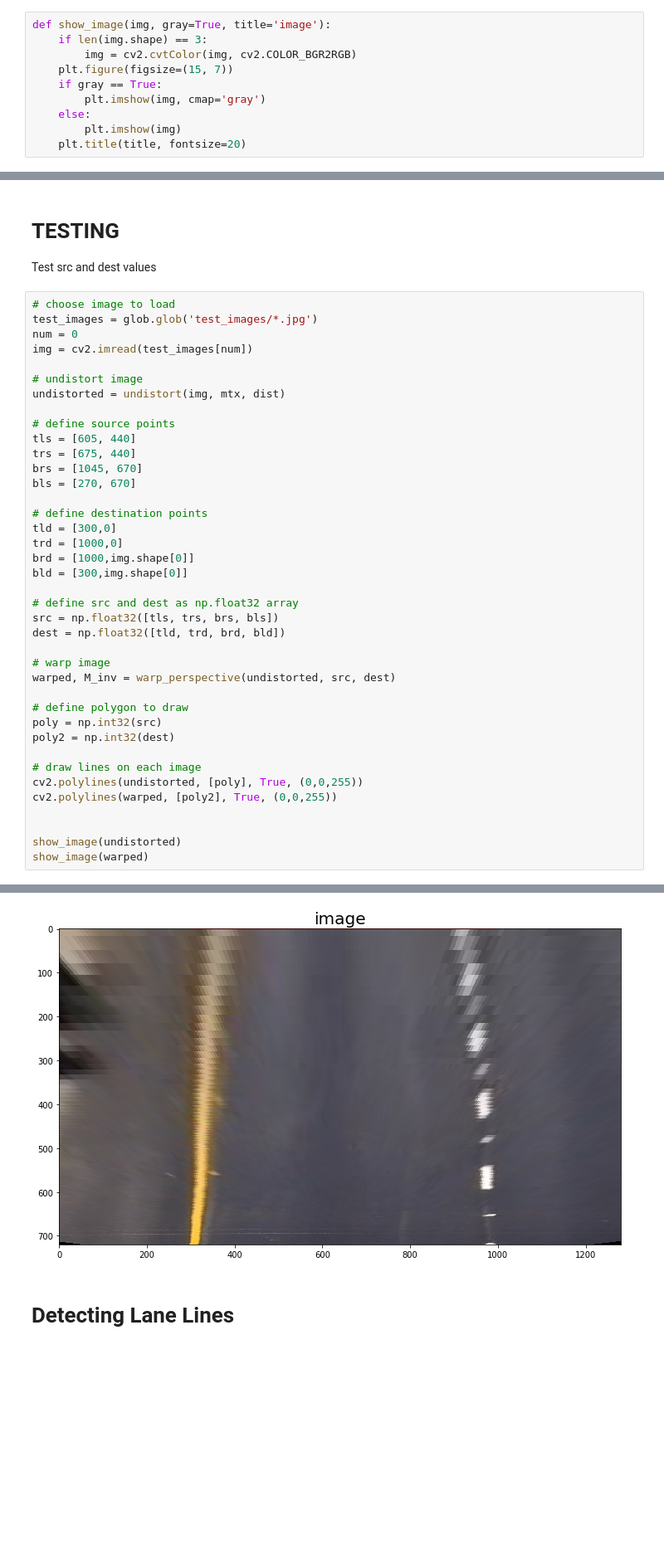
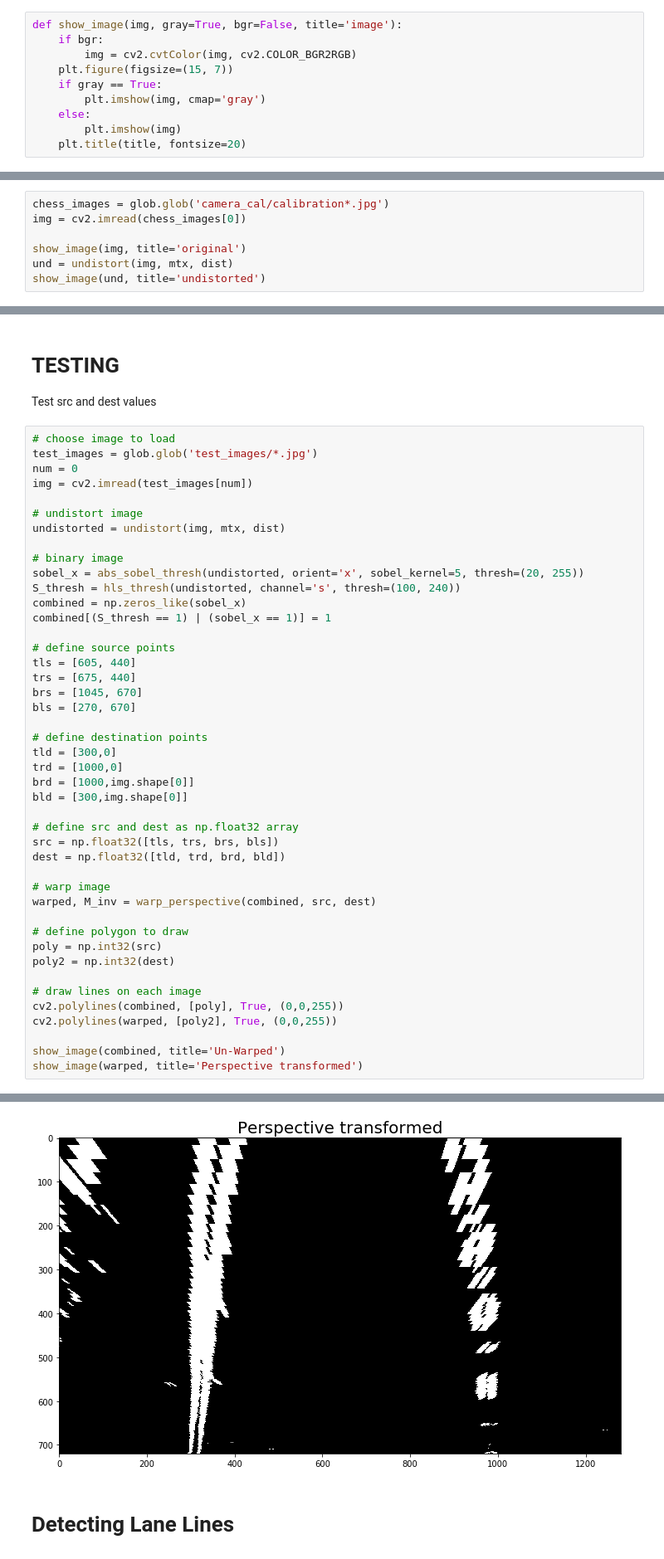
Before and after one commit to steve3424/CarND-Advanced-Lane-Lines, a Jupyter notebook: PROJECT SUBMISSION FILES/Project Notebook.ipynb, the cells around one changed output, grey strips where cells are left out. Shown at 83% size. Drawn from its saved outputs; the diff is of its cells as text; blank space fills up the shorter version.

Commit message:
move correct notebook into submission folder, add lane drawn image

```diff
--- a/PROJECT SUBMISSION FILES/Project Notebook.ipynb
+++ b/PROJECT SUBMISSION FILES/Project Notebook.ipynb
@@ -26,8 +26,8 @@ imageio.plugins.ffmpeg.download()
 from moviepy.editor import VideoFileClip
 from IPython.display import HTML
 # %%
-def show_image(img, gray=True, title='image'):
-    if len(img.shape) == 3:
+def show_image(img, gray=True, bgr=False, title='image'):
+    if bgr:
         img = cv2.cvtColor(img, cv2.COLOR_BGR2RGB)
     plt.figure(figsize=(15, 7))
     if gray == True:
@@ -81,3 +81,10 @@ ret, mtx, dist, rvecs, tvecs = cv2.calibrateCamera(obj_points, image_points, (12
 # undistort any image from this camera using previously found matrix and undistort coeffictions
 def undistort(img, mtx, dist):
     return cv2.undistort(img, mtx, dist, None, mtx)
+# %%
+chess_images = glob.glob('camera_cal/calibration*.jpg')
+img = cv2.imread(chess_images[0])
+
+show_image(img, title='original')
+und = undistort(img, mtx, dist)
+show_image(und, title='undistorted')
@@ -217,6 +229,12 @@ img = cv2.imread(test_images[num])
 
 # undistort image
 undistorted = undistort(img, mtx, dist)
+
+# binary image
+sobel_x = abs_sobel_thresh(undistorted, orient='x', sobel_kernel=5, thresh=(20, 255))
+S_thresh = hls_thresh(undistorted, channel='s', thresh=(100, 240))
+combined = np.zeros_like(sobel_x)
+combined[(S_thresh == 1) | (sobel_x == 1)] = 1
 
 # define source points
 tls = [605, 440]
@@ -235,17 +253,16 @@ src = np.float32([tls, trs, brs, bls])
 dest = np.float32([tld, trd, brd, bld])
 
 # warp image
-warped, M_inv = warp_perspective(undistorted, src, dest)
+warped, M_inv = warp_perspective(combined, src, dest)
 
 # define polygon to draw
 poly = np.int32(src)
 poly2 = np.int32(dest)
 
 # draw lines on each image
-cv2.polylines(undistorted, [poly], True, (0,0,255))
+cv2.polylines(combined, [poly], True, (0,0,255))
 cv2.polylines(warped, [poly2], True, (0,0,255))
 
-
-show_image(undistorted)
-show_image(warped)
+show_image(combined, title='Un-Warped')
+show_image(warped, title='Perspective transformed')
 # %% [output]
@@ -253,4 +270,4 @@ show_image(warped)
-[figure, old version]
+[figure, new version]
 # %% [markdown]
 # Detecting Lane Lines
 # %% [markdown]
```
Also changed, not shown: parts of 17 cells of this notebook, 1 other file.
